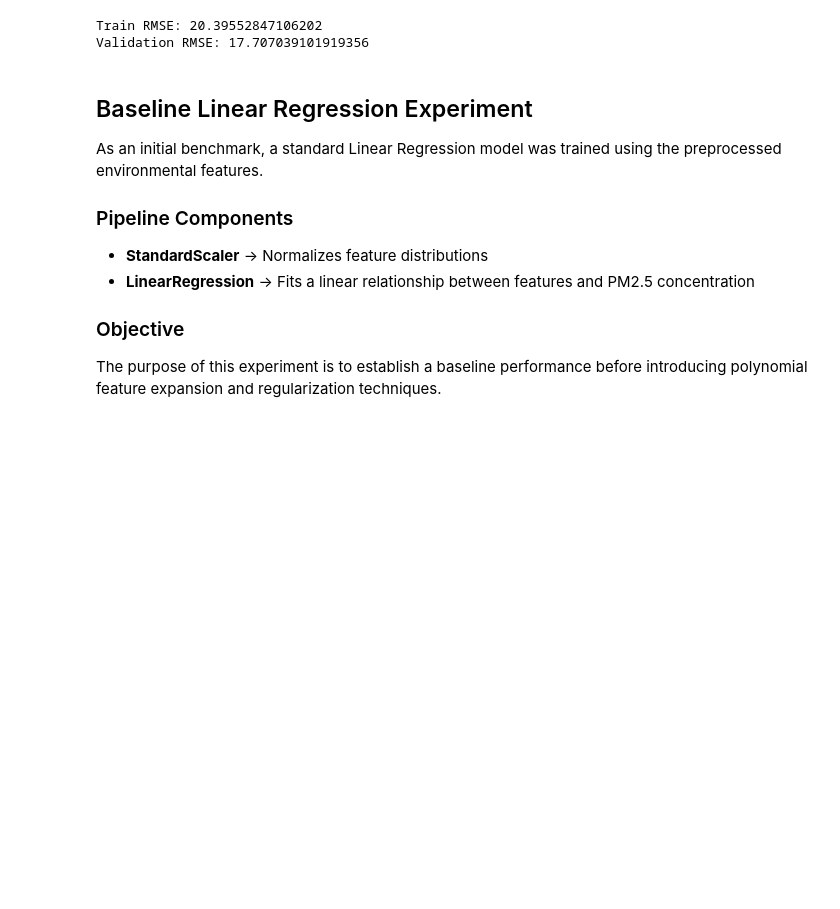
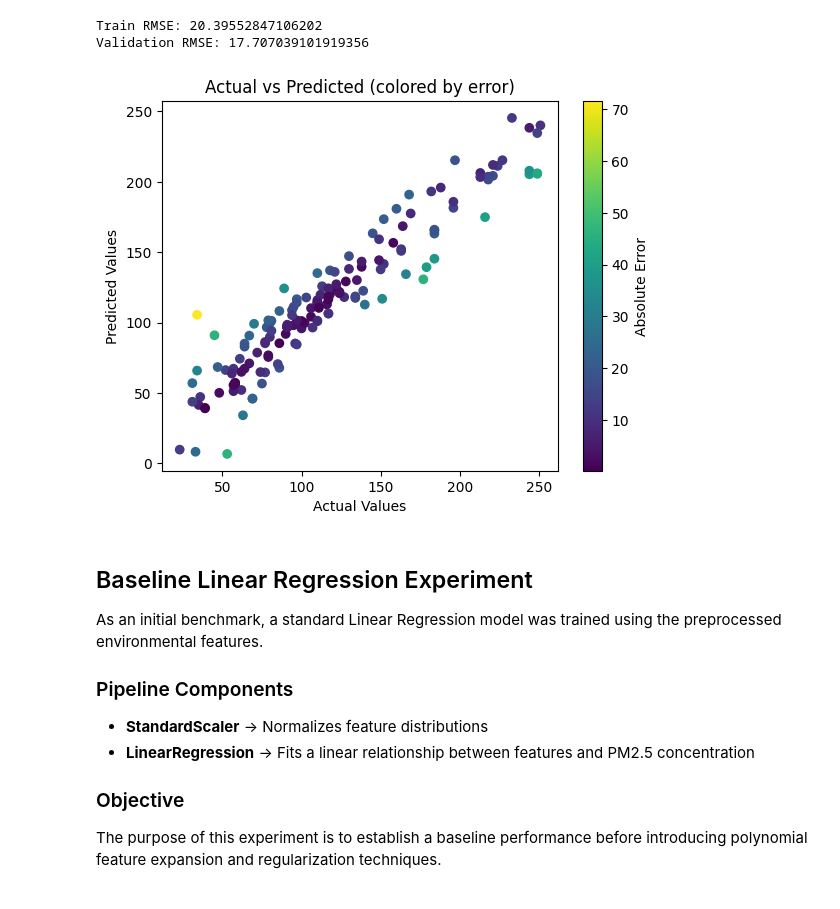
Before and after one commit to IrfanKpm/pm25-regression-study, a Jupyter notebook: notebooks/02_polynomial_regression.ipynb, the cells around one changed output. Saved outputs shown, nothing was run; the diff lists cells and outputs as text; code cells hidden in the pictures; blank space fills up the shorter version.

```diff
--- a/notebooks/02_polynomial_regression.ipynb
+++ b/notebooks/02_polynomial_regression.ipynb
@@ -86,6 +86,17 @@ print("Validation RMSE:", val_rmse)
 # %% [output]
 Train RMSE: 20.39552847106202
 Validation RMSE: 17.707039101919356
+# %%
+errors = np.abs(y_val - pred_val)
+
+plt.scatter(y_val, pred_val, c=errors, cmap="viridis")
+plt.colorbar(label="Absolute Error")
+plt.xlabel("Actual Values")
+plt.ylabel("Predicted Values")
+plt.title("Actual vs Predicted (colored by error)")
+plt.show()
+# %% [output]
+[figure, added]
 # %% [markdown]
 ## Baseline Linear Regression Experiment
 
```
Also changed, not shown: parts of 5 cells of this notebook.
